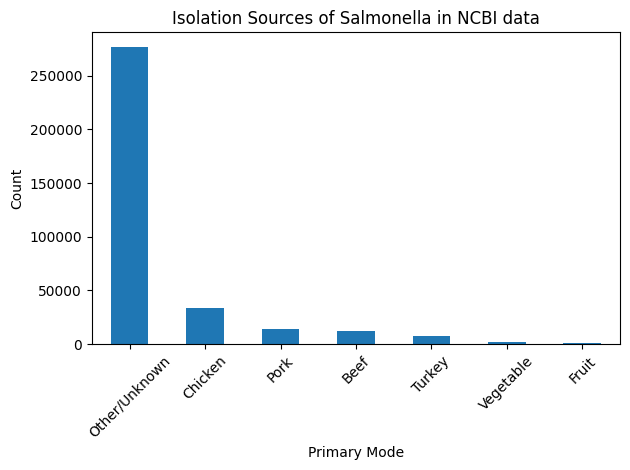
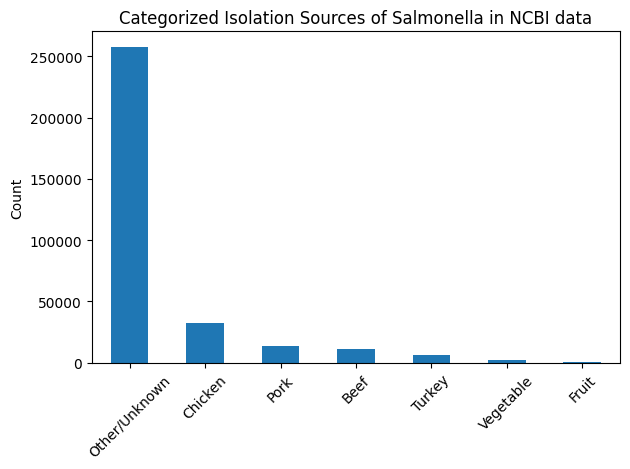
Code edit (unified diff) that turned the first committed figure into the second:
--- before
+++ after
@@ -1,7 +1,7 @@
 #Make a bar chart of the primary_mode_fruit_veg_pol column. Only include the top 7 values
-top_values = df['primary_mode_fruit_veg_pol'].value_counts().nlargest(7)
+top_values = salmonella['primary_mode_fruit_veg_pol'].value_counts().nlargest(7)
 top_values.plot(kind='bar')
-plt.title('Isolation Sources of Salmonella in NCBI data')
-plt.xlabel('Primary Mode')
+plt.title('Categorized Isolation Sources of Salmonella in NCBI data')
+plt.xlabel('')
 plt.ylabel('Count')
 plt.xticks(rotation=45)
@@ -11,12 +11,11 @@
 
 #Make another bar chart, but leave out Other/Unknown
-top_values_no_other = df[df['primary_mode_fruit_veg_pol'] != 'Other/Unknown']['primary_mode_fruit_veg_pol'].value_counts().nlargest(6)
+top_values_no_other = salmonella[salmonella['primary_mode_fruit_veg_pol'] != 'Other/Unknown']['primary_mode_fruit_veg_pol'].value_counts().nlargest(6)
 top_values_no_other.plot(kind='bar')
-plt.title('Isolation Sources of Salmonella in NCBI data')
-plt.xlabel('Primary Mode')
+plt.title('Categorized Isolation Sources of Salmonella in NCBI data')
+plt.xlabel('')
 plt.ylabel('Count')
 plt.xticks(rotation=45)
 plt.tight_layout()
 plt.savefig('../outputs/top_7_primary_modes_fruit_veg_no_other.tiff', dpi=400)
-# Show the plots
 plt.show()

Commit: 8-13 changes. PPTX move to onedrive